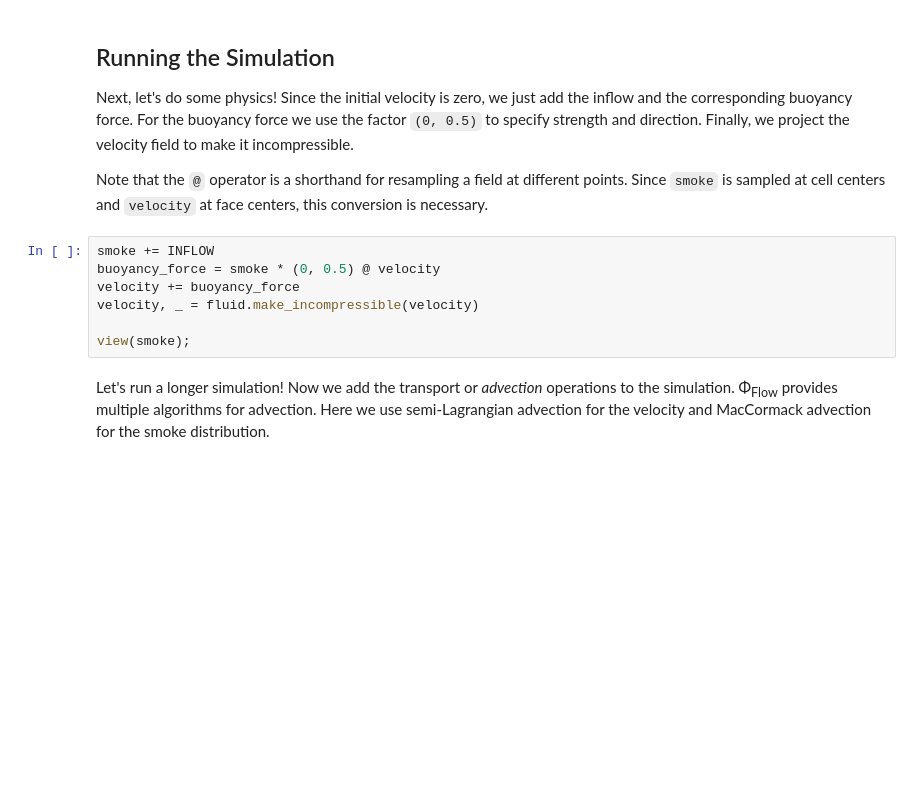
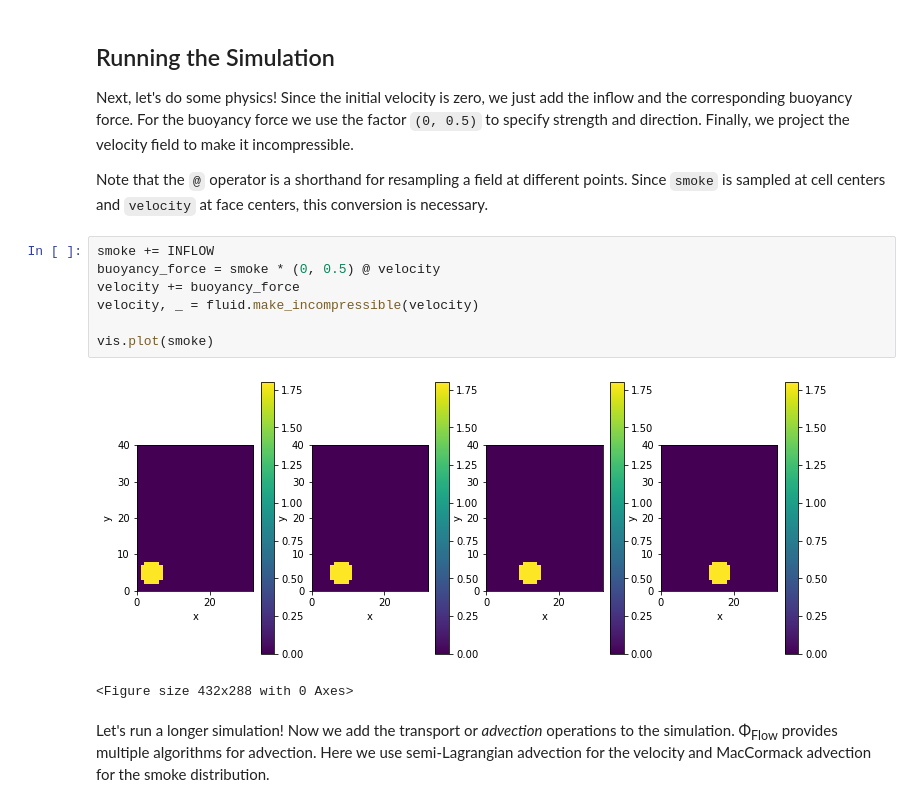
Before and after one commit to tum-pbs/PhiFlow, a Jupyter notebook: docs/Fluids_Tutorial.ipynb, the cells around one changed output. Saved outputs shown, nothing was run; the diff lists cells and outputs as text; blank space fills up the shorter version.

```diff
--- a/docs/Fluids_Tutorial.ipynb
+++ b/docs/Fluids_Tutorial.ipynb
@@ -62,10 +71,13 @@ Note that the `@` operator is a shorthand for resampling a field at different po
 # %%
 smoke += INFLOW
 buoyancy_force = smoke * (0, 0.5) @ velocity
 velocity += buoyancy_force
 velocity, _ = fluid.make_incompressible(velocity)
 
-view(smoke);
+vis.plot(smoke)
+# %% [output]
+[figure, added]
+<Figure size 432x288 with 0 Axes>
 # %% [markdown]
 Let's run a longer simulation!
 Now we add the transport or *advection* operations to the simulation.
```
Also changed, not shown: parts of 7 cells of this notebook, 2 other files.
